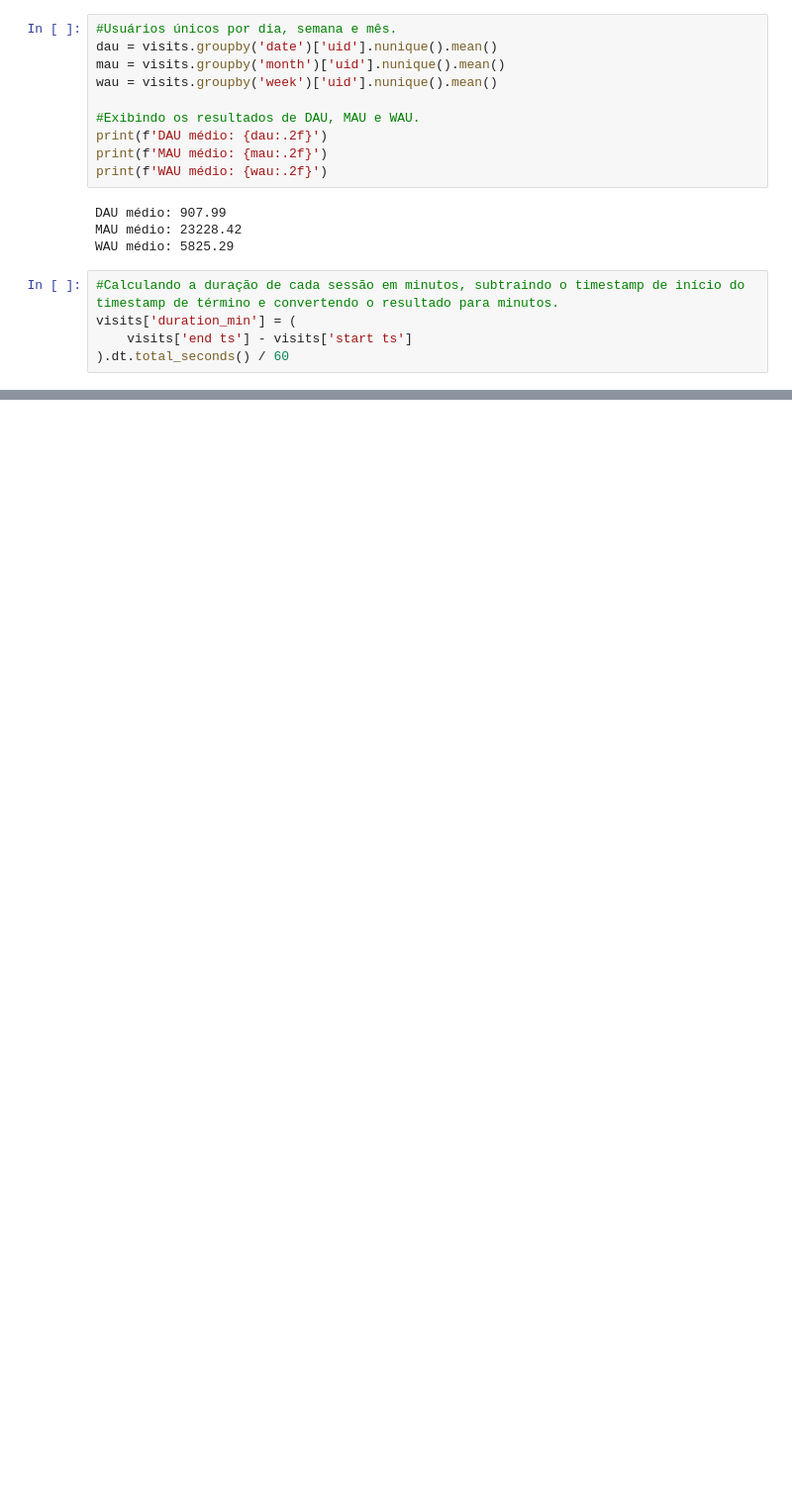
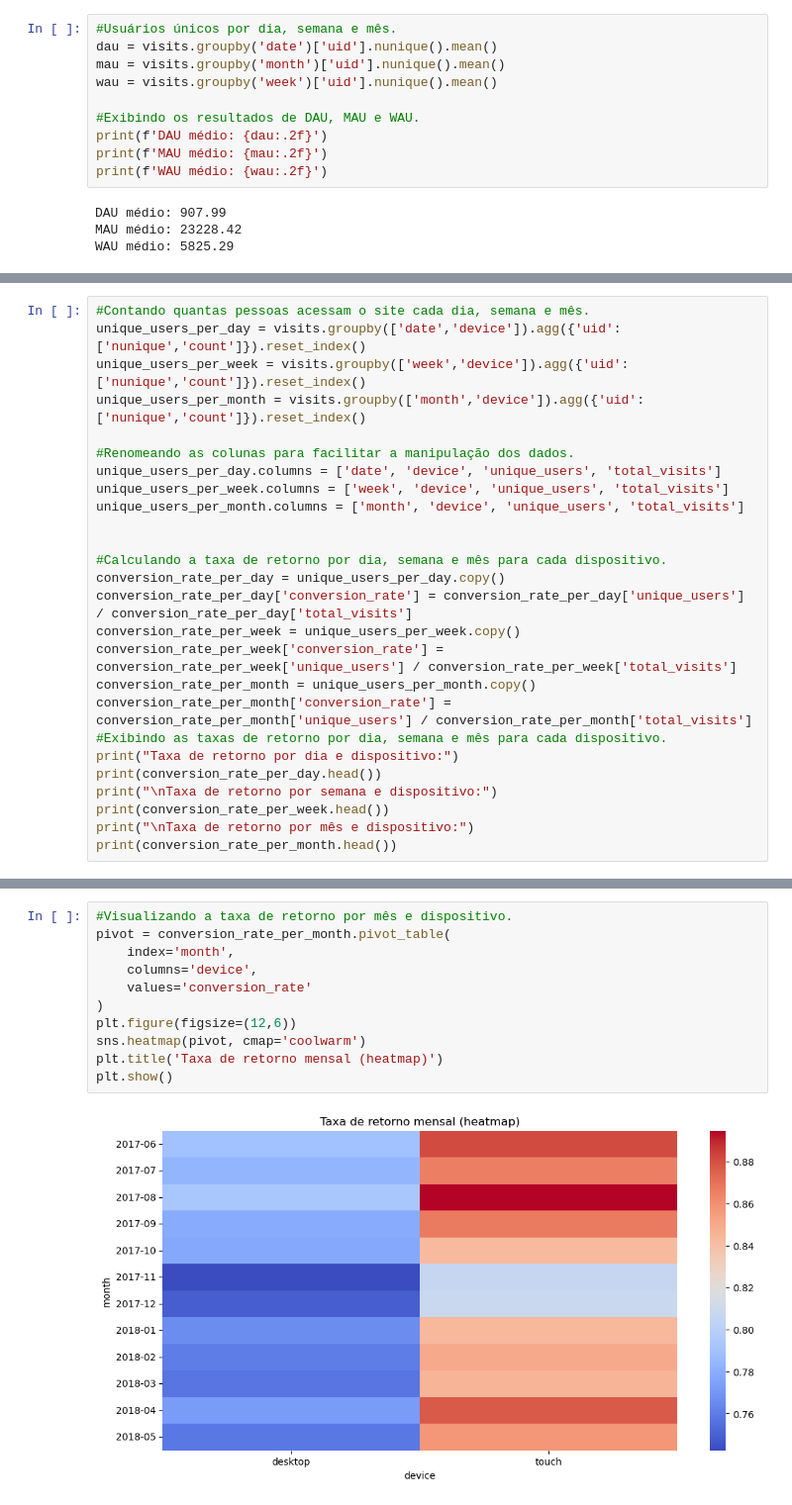
Before and after one commit to carinelit/Projeto-Sprint-8---An-lise-de-N-gocio-, a Jupyter notebook: Projeto Sprint 8.ipynb, the cells around one changed output, grey strips where cells are left out. Shown at 99% size. Cells and saved outputs as stored; diff of their text form; blank space fills up the shorter version.

```diff
--- a/Projeto Sprint 8.ipynb
+++ b/Projeto Sprint 8.ipynb
@@ -149,8 +148,3 @@ print(f'WAU médio: {wau:.2f}')
 DAU médio: 907.99
 MAU médio: 23228.42
 WAU médio: 5825.29
-# %%
-#Calculando a duração de cada sessão em minutos, subtraindo o timestamp de início do timestamp de término e convertendo o resultado para minutos.
-visits['duration_min'] = (
-    visits['end ts'] - visits['start ts']
-).dt.total_seconds() / 60
@@ -182,0 +151,26 @@ Dia 1: 2.6% | 7d: 6.4% | 30d: 11.0%
+# %%
+#Contando quantas pessoas acessam o site cada dia, semana e mês.
+unique_users_per_day = visits.groupby(['date','device']).agg({'uid':['nunique','count']}).reset_index()
+unique_users_per_week = visits.groupby(['week','device']).agg({'uid':['nunique','count']}).reset_index()
+unique_users_per_month = visits.groupby(['month','device']).agg({'uid':['nunique','count']}).reset_index()
+
+#Renomeando as colunas para facilitar a manipulação dos dados.
+unique_users_per_day.columns = ['date', 'device', 'unique_users', 'total_visits']
+unique_users_per_week.columns = ['week', 'device', 'unique_users', 'total_visits']
+unique_users_per_month.columns = ['month', 'device', 'unique_users', 'total_visits']
+
+
+#Calculando a taxa de retorno por dia, semana e mês para cada dispositivo.
+conversion_rate_per_day = unique_users_per_day.copy()
+conversion_rate_per_day['conversion_rate'] = conversion_rate_per_day['unique_users'] / conversion_rate_per_day['total_visits']
+conversion_rate_per_week = unique_users_per_week.copy()
+conversion_rate_per_week['conversion_rate'] = conversion_rate_per_week['unique_users'] / conversion_rate_per_week['total_visits']
+conversion_rate_per_month = unique_users_per_month.copy()
+conversion_rate_per_month['conversion_rate'] = conversion_rate_per_month['unique_users'] / conversion_rate_per_month['total_visits']
+#Exibindo as taxas de retorno por dia, semana e mês para cada dispositivo.
+print("Taxa de retorno por dia e dispositivo:")
+print(conversion_rate_per_day.head())
+print("\nTaxa de retorno por semana e dispositivo:")
+print(conversion_rate_per_week.head())
+print("\nTaxa de retorno por mês e dispositivo:")
+print(conversion_rate_per_month.head())
@@ -182,0 +195,13 @@ Dia 1: 2.6% | 7d: 6.4% | 30d: 11.0%
+# %%
+#Visualizando a taxa de retorno por mês e dispositivo.
+pivot = conversion_rate_per_month.pivot_table(
+    index='month',
+    columns='device',
+    values='conversion_rate'
+)
+plt.figure(figsize=(12,6))
+sns.heatmap(pivot, cmap='coolwarm')
+plt.title('Taxa de retorno mensal (heatmap)')
+plt.show()
+# %% [output]
+[figure, added]
```
Also changed, not shown: parts of 13 cells of this notebook.
